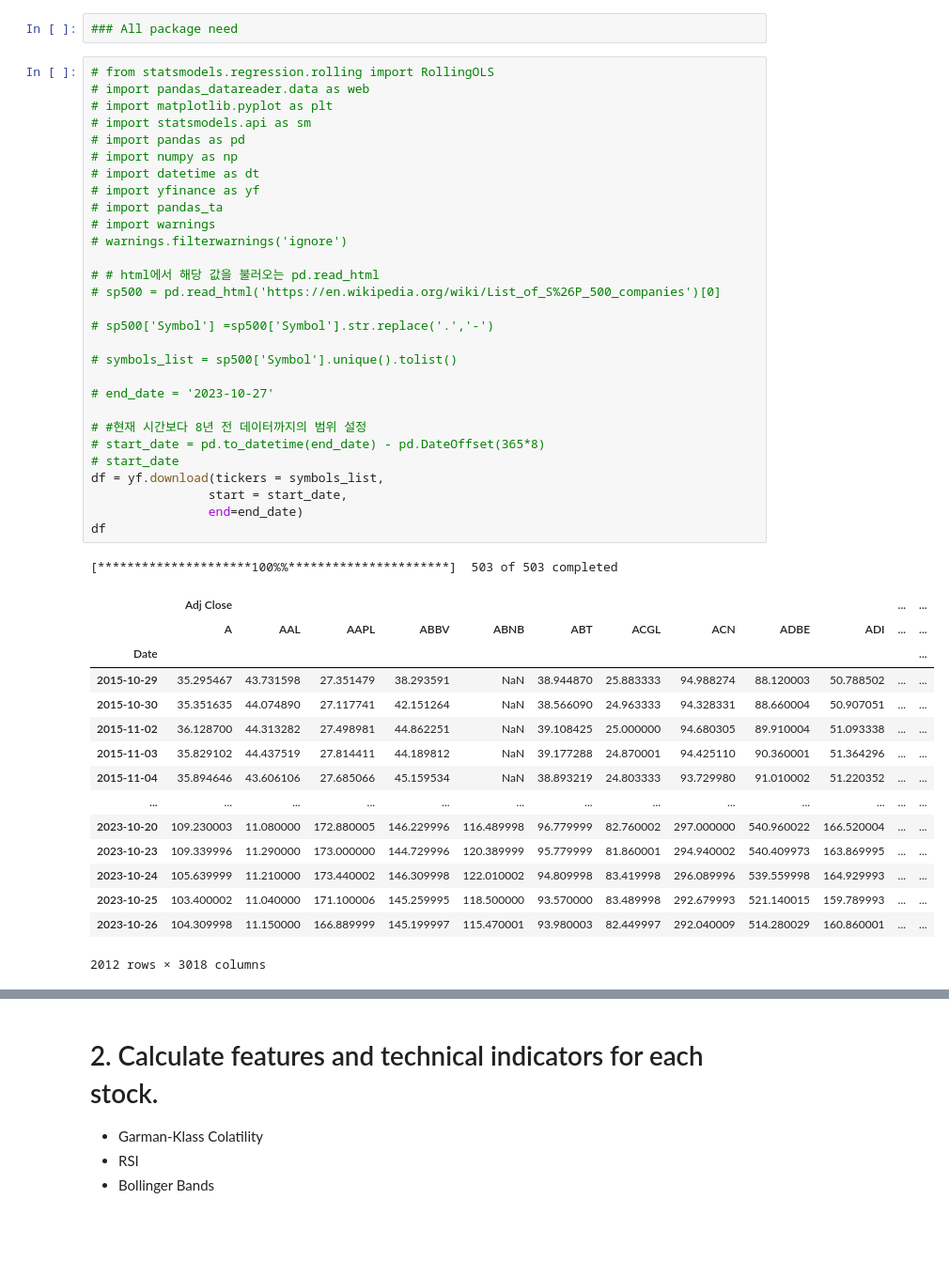
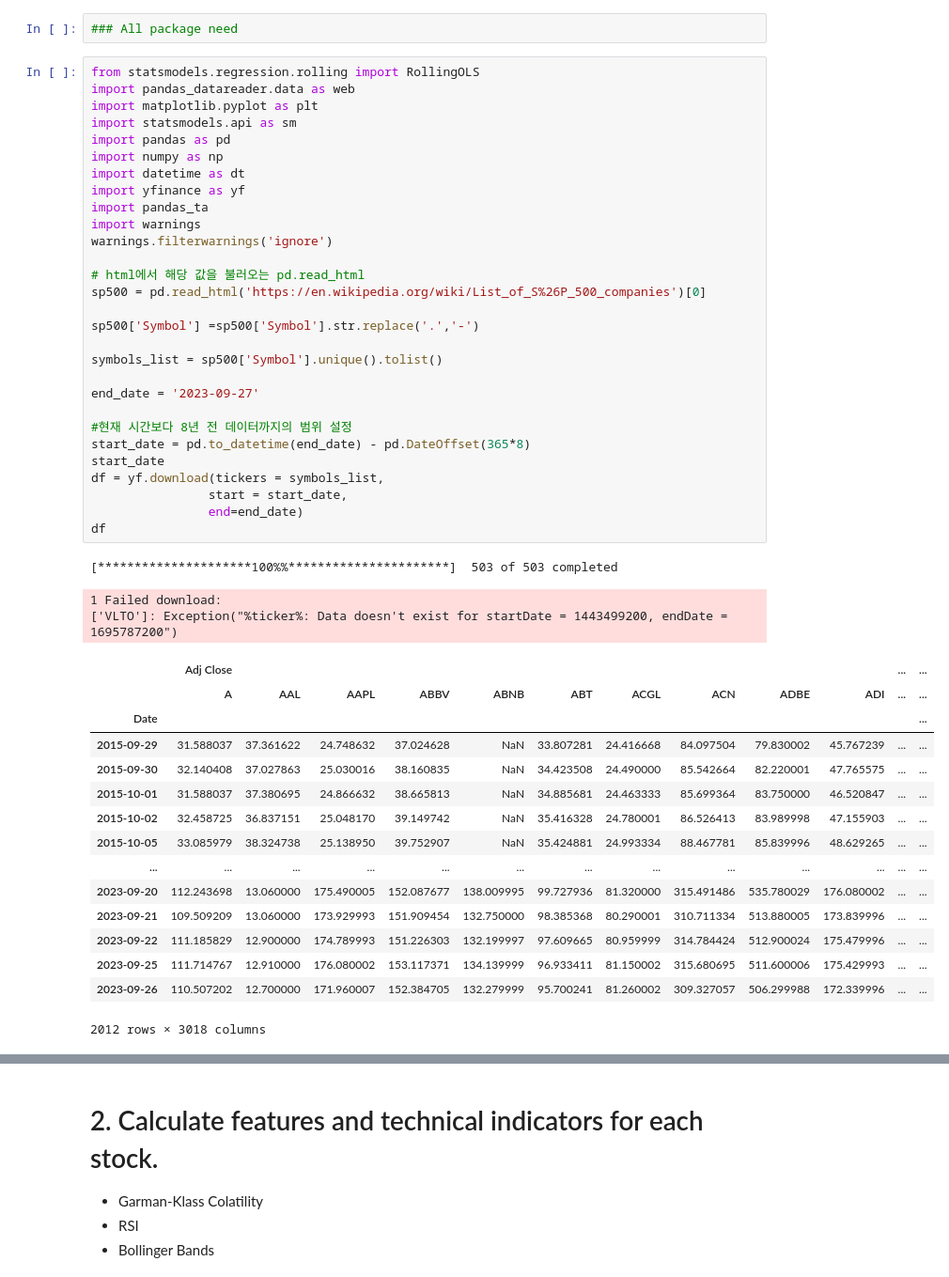
Before and after one commit to SeoDongOk/Algorithmic_Trading_YL, a Jupyter notebook: Unsupervised Learing Trading Strategy/Algothmic_Trading_ML_Learning_Quant_Strategies.ipynb, the cells around one changed output, grey strips where cells are left out. Shown at 94% size. Saved outputs shown, nothing was run; the diff lists cells and outputs as text; blank space fills up the shorter version.

```diff
--- a/Unsupervised Learing Trading Strategy/Algothmic_Trading_ML_Learning_Quant_Strategies.ipynb
+++ b/Unsupervised Learing Trading Strategy/Algothmic_Trading_ML_Learning_Quant_Strategies.ipynb
@@ -29,49 +29,51 @@ Requirement already satisfied: certifi>=2017.4.17 in ./anaconda3/lib/python3.11/
 # %%
 ### All package need
 # %%
-# from statsmodels.regression.rolling import RollingOLS
-# import pandas_datareader.data as web
-# import matplotlib.pyplot as plt
-# import statsmodels.api as sm
-# import pandas as pd
-# import numpy as np
-# import datetime as dt
-# import yfinance as yf
-# import pandas_ta
-# import warnings
-# warnings.filterwarnings('ignore')
+from statsmodels.regression.rolling import RollingOLS
+import pandas_datareader.data as web
+import matplotlib.pyplot as plt
+import statsmodels.api as sm
+import pandas as pd
+import numpy as np
+import datetime as dt
+import yfinance as yf
+import pandas_ta
+import warnings
+warnings.filterwarnings('ignore')
 
-# # html에서 해당 값을 불러오는 pd.read_html
-# sp500 = pd.read_html('https://en.wikipedia.org/wiki/List_of_S%26P_500_companies')[0]
+# html에서 해당 값을 불러오는 pd.read_html
+sp500 = pd.read_html('https://en.wikipedia.org/wiki/List_of_S%26P_500_companies')[0]
 
-# sp500['Symbol'] =sp500['Symbol'].str.replace('.','-')
+sp500['Symbol'] =sp500['Symbol'].str.replace('.','-')
 
-# symbols_list = sp500['Symbol'].unique().tolist()
+symbols_list = sp500['Symbol'].unique().tolist()
 
-# end_date = '2023-10-27'
+end_date = '2023-09-27'
 
-# #현재 시간보다 8년 전 데이터까지의 범위 설정
-# start_date = pd.to_datetime(end_date) - pd.DateOffset(365*8)
-# start_date
+#현재 시간보다 8년 전 데이터까지의 범위 설정
+start_date = pd.to_datetime(end_date) - pd.DateOffset(365*8)
+start_date
 df = yf.download(tickers = symbols_list,
                 start = start_date,
                 end=end_date)
 df
 # %% [output]
 [*********************100%%**********************]  503 of 503 completed
+1 Failed download:
+['VLTO']: Exception("%ticker%: Data doesn't exist for startDate = 1443499200, endDate = 1695787200")
 |  | Adj Close |  |  |  |  |  |  |  |  |  | ... | ... |
 |  | A | AAL | AAPL | ABBV | ABNB | ABT | ACGL | ACN | ADBE | ADI | ... | ... |
 | Date |  |  |  |  |  |  |  |  |  |  |  | ... |
-| 2015-10-29 | 35.295467 | 43.731598 | 27.351479 | 38.293591 | NaN | 38.944870 | 25.883333 | 94.988274 | 88.120003 | 50.788502 | ... | ... |
-| 2015-10-30 | 35.351635 | 44.074890 | 27.117741 | 42.151264 | NaN | 38.566090 | 24.963333 | 94.328331 | 88.660004 | 50.907051 | ... | ... |
-| 2015-11-02 | 36.128700 | 44.313282 | 27.498981 | 44.862251 | NaN | 39.108425 | 25.000000 | 94.680305 | 89.910004 | 51.093338 | ... | ... |
-| 2015-11-03 | 35.829102 | 44.437519 | 27.814411 | 44.189812 | NaN | 39.177288 | 24.870001 | 94.425110 | 90.360001 | 51.364296 | ... | ... |
-| 2015-11-04 | 35.894646 | 43.606106 | 27.685066 | 45.159534 | NaN | 38.893219 | 24.803333 | 93.729980 | 91.010002 | 51.220352 | ... | ... |
+| 2015-09-29 | 31.588037 | 37.361622 | 24.748632 | 37.024628 | NaN | 33.807281 | 24.416668 | 84.097504 | 79.830002 | 45.767239 | ... | ... |
+| 2015-09-30 | 32.140408 | 37.027863 | 25.030016 | 38.160835 | NaN | 34.423508 | 24.490000 | 85.542664 | 82.220001 | 47.765575 | ... | ... |
+| 2015-10-01 | 31.588037 | 37.380695 | 24.866632 | 38.665813 | NaN | 34.885681 | 24.463333 | 85.699364 | 83.750000 | 46.520847 | ... | ... |
+| 2015-10-02 | 32.458725 | 36.837151 | 25.048170 | 39.149742 | NaN | 35.416328 | 24.780001 | 86.526413 | 83.989998 | 47.155903 | ... | ... |
+| 2015-10-05 | 33.085979 | 38.324738 | 25.138950 | 39.752907 | NaN | 35.424881 | 24.993334 | 88.467781 | 85.839996 | 48.629265 | ... | ... |
 | ... | ... | ... | ... | ... | ... | ... | ... | ... | ... | ... | ... | ... |
-| 2023-10-20 | 109.230003 | 11.080000 | 172.880005 | 146.229996 | 116.489998 | 96.779999 | 82.760002 | 297.000000 | 540.960022 | 166.520004 | ... | ... |
-| 2023-10-23 | 109.339996 | 11.290000 | 173.000000 | 144.729996 | 120.389999 | 95.779999 | 81.860001 | 294.940002 | 540.409973 | 163.869995 | ... | ... |
-| 2023-10-24 | 105.639999 | 11.210000 | 173.440002 | 146.309998 | 122.010002 | 94.809998 | 83.419998 | 296.089996 | 539.559998 | 164.929993 | ... | ... |
-| 2023-10-25 | 103.400002 | 11.040000 | 171.100006 | 145.259995 | 118.500000 | 93.570000 | 83.489998 | 292.679993 | 521.140015 | 159.789993 | ... | ... |
-| 2023-10-26 | 104.309998 | 11.150000 | 166.889999 | 145.199997 | 115.470001 | 93.980003 | 82.449997 | 292.040009 | 514.280029 | 160.860001 | ... | ... |
+| 2023-09-20 | 112.243698 | 13.060000 | 175.490005 | 152.087677 | 138.009995 | 99.727936 | 81.320000 | 315.491486 | 535.780029 | 176.080002 | ... | ... |
+| 2023-09-21 | 109.509209 | 13.060000 | 173.929993 | 151.909454 | 132.750000 | 98.385368 | 80.290001 | 310.711334 | 513.880005 | 173.839996 | ... | ... |
+| 2023-09-22 | 111.185829 | 12.900000 | 174.789993 | 151.226303 | 132.199997 | 97.609665 | 80.959999 | 314.784424 | 512.900024 | 175.479996 | ... | ... |
+| 2023-09-25 | 111.714767 | 12.910000 | 176.080002 | 153.117371 | 134.139999 | 96.933411 | 81.150002 | 315.680695 | 511.600006 | 175.429993 | ... | ... |
+| 2023-09-26 | 110.507202 | 12.700000 | 171.960007 | 152.384705 | 132.279999 | 95.700241 | 81.260002 | 309.327057 | 506.299988 | 172.339996 | ... | ... |
-2012 rows × 3018 columns
+2012 rows × 3018 columns
 # %%
```
Also changed, not shown: parts of 6 cells of this notebook, 1 other file.
